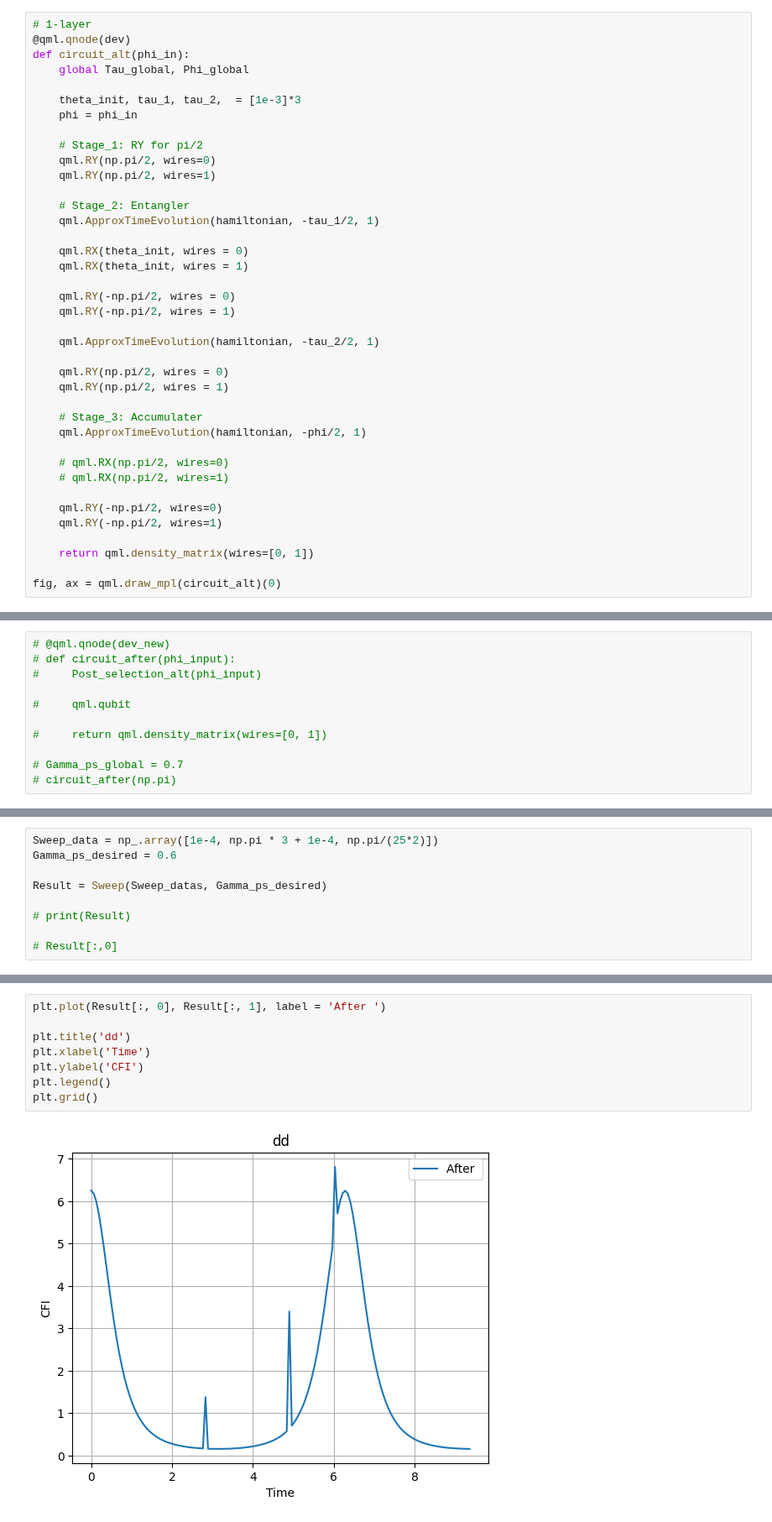
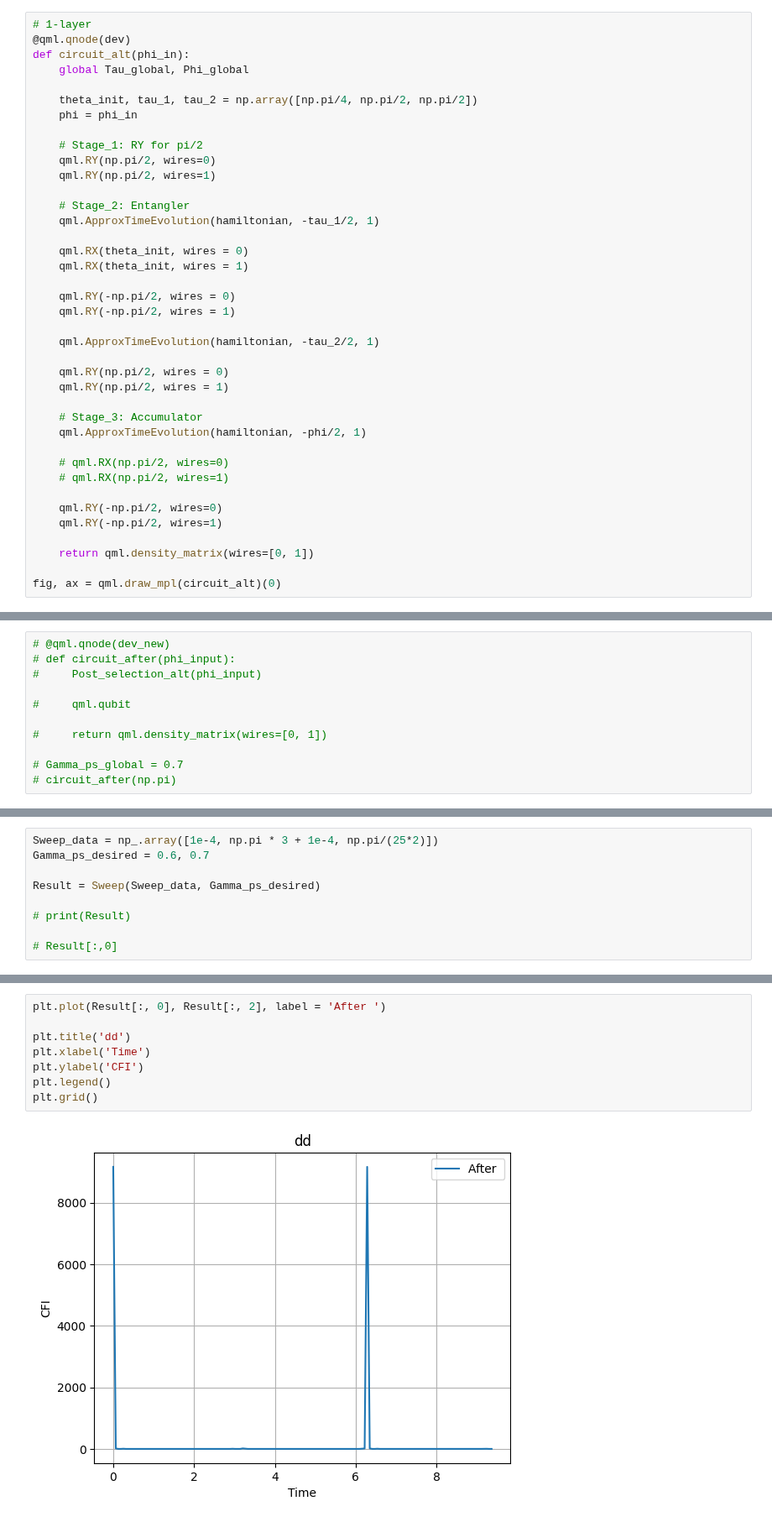
Before and after one commit to iridescent0923/Quantum_Optimization, a Jupyter notebook: Post-selection_[2-qubit].ipynb, the cells around one changed output, grey strips where cells are left out. Shown at 84% size. Saved outputs shown, nothing was run; the diff lists cells and outputs as text.

```diff
--- a/Post-selection_[2-qubit].ipynb
+++ b/Post-selection_[2-qubit].ipynb
@@ -29,7 +29,7 @@ Gamma_ps_global = 0
 def circuit_alt(phi_in):
     global Tau_global, Phi_global
 
-    theta_init, tau_1, tau_2,  = [1e-3]*3
+    theta_init, tau_1, tau_2 = np.array([np.pi/4, np.pi/2, np.pi/2])
     phi = phi_in
 
     # Stage_1: RY for pi/2
@@ -50,7 +50,7 @@ def circuit_alt(phi_in):
     qml.RY(np.pi/2, wires = 0)
     qml.RY(np.pi/2, wires = 1)
 
-    # Stage_3: Accumulater
+    # Stage_3: Accumulator
     qml.ApproxTimeEvolution(hamiltonian, -phi/2, 1)
 
     # qml.RX(np.pi/2, wires=0)
@@ -202,8 +193,8 @@ tensor([0.465, 0.465, 0.465, 0.465], requires_grad=True)
 # %%
 Sweep_data = np_.array([1e-4, np.pi * 3 + 1e-4, np.pi/(25*2)])
-Gamma_ps_desired = 0.6
+Gamma_ps_desired = 0.6, 0.7
 
-Result = Sweep(Sweep_datas, Gamma_ps_desired)
+Result = Sweep(Sweep_data, Gamma_ps_desired)
 
 # print(Result)
 
@@ -213,13 +202,13 @@ NameError: name 'Sweep_datas' is not defined
 # %%
-plt.plot(Result[:, 0], Result[:, 1], label = 'After ')
+plt.plot(Result[:, 0], Result[:, 2], label = 'After ')
 
 plt.title('dd')
 plt.xlabel('Time')
 plt.ylabel('CFI')
 plt.legend()
 plt.grid()
 # %% [output]
-[figure, old version]
+[figure, new version]
 # %%
 gamma_desired = 0.3, 0.4, 0.6, 0.7
 Data_Set =
```
Also changed, not shown: parts of 8 cells of this notebook, 8 other files.
